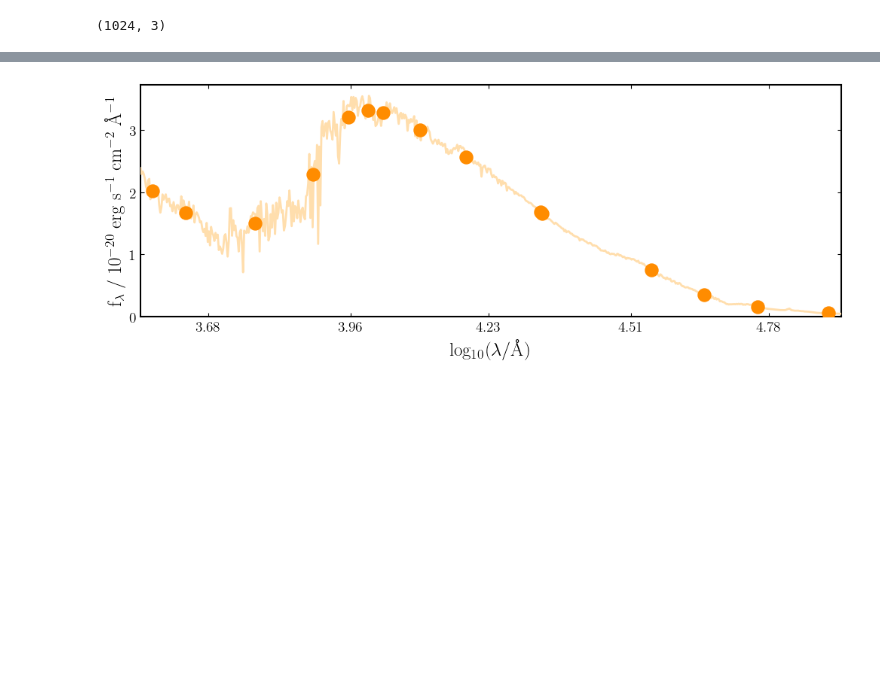
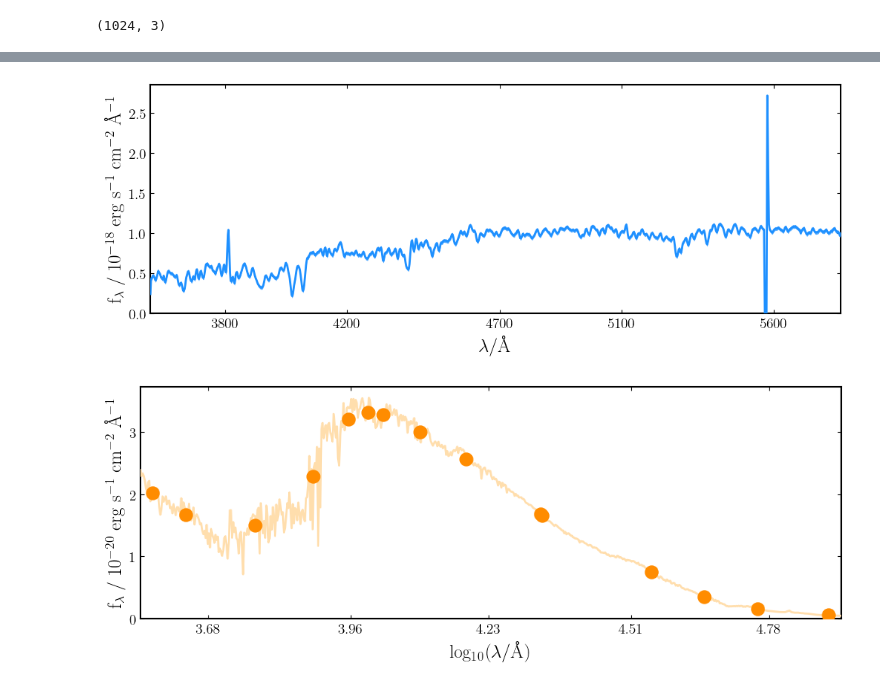
Before and after one commit to yoachim/glsbPaper, a Jupyter notebook: remake/load_spec.ipynb, the cells around one changed output, grey strips where cells are left out. Saved outputs shown, nothing was run; the diff lists cells and outputs as text; code cells hidden in the pictures; blank space fills up the shorter version.

```diff
--- a/remake/load_spec.ipynb
+++ b/remake/load_spec.ipynb
@@ -32,6 +30,23 @@ def load_malin2(ID):
 
 
     return spectrum.T
+# %%
+def load_ugc(ID):
+    if not hasattr(load_ugc, 'f1'):
+        load_ugc.f1 = readsav('UGC06614binned.sav')
+    # Do some stuff to load up data for the object with the correct ID number
+    ID = int(ID)
+    rough_spec = load_ugc.f1['binned_spec'][ID, :] + 0
+    rough_err = load_ugc.f1['binned_err'][ID, :] + 0
+    # Rough cut to chop off bad pixels
+    bp = np.where((rough_spec < 0) | (rough_spec > 4))[0]
+
+    rough_spec[bp] = 0
+    rough_err[bp] = 1e6
+
+    spectrum = np.vstack([np.exp(load_ugc.f1['wave']), rough_spec*1e-18, rough_err*1e-18])
+
+    return spectrum.T
 # %%
 f1 = readsav('Malin2binned.sav')
 # %%
@@ -76,3 +93,12 @@ fig, ax = galaxy.plot()
+# %%
+# ok, we have a spectra loaded up. Not too shabby.
+ID_number = 0
+
+galaxy = pipes.galaxy(ID_number, load_ugc, filt_list=[], photometry_exists=False)
+
+fig, ax = galaxy.plot()
+# %% [output]
+[figure, added]
 # %%
 
 
```
Also changed, not shown: parts of 12 cells of this notebook, 1 other file.
